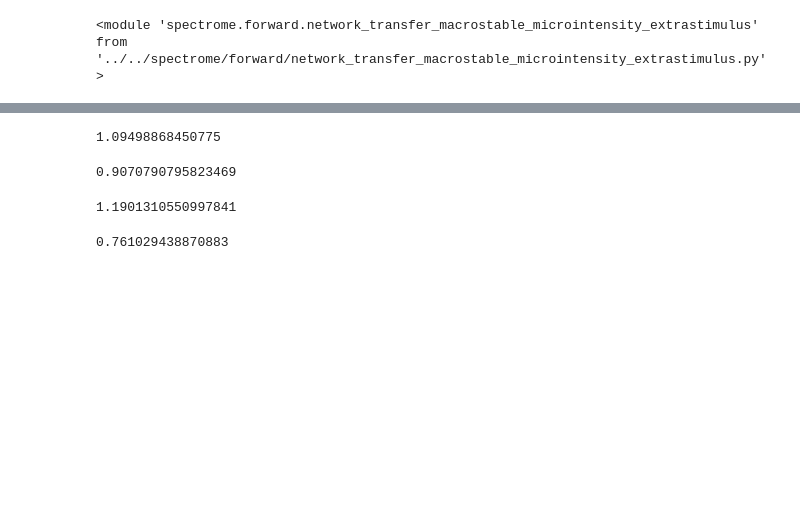
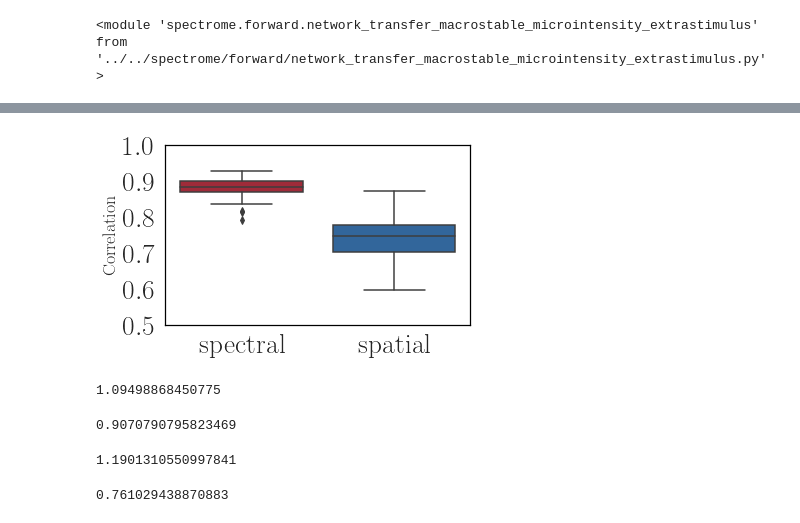
Before and after one commit to parulv1/sgm-alpha, a Jupyter notebook: spectrome/notebooks/alpha_paramvariation.ipynb, the cells around one changed output, grey strips where cells are left out. Saved outputs shown, nothing was run; the diff lists cells and outputs as text; code cells hidden in the pictures; blank space fills up the shorter version.

```diff
--- a/spectrome/notebooks/alpha_paramvariation.ipynb
+++ b/spectrome/notebooks/alpha_paramvariation.ipynb
@@ -239,3 +285,42 @@ plt.tight_layout()
+# %%
+sns.set_style({'font.family':'serif', 'font.serif':'Times New Roman'})
+sns.set_style("white")
+
+col_ad = "#b2182b"
+col_cont = "#2166ac"
+
+my_colors = ["#b2182b", "#2166ac",
+             "#b2182b", "#2166ac"]
+
+sns.set_palette( my_colors )
+
+sns.set(font_scale=1.5, rc={'text.usetex' : True})
+sns.set(font_scale=2.5, rc={'text.usetex' : True, 'figure.facecolor': 'white',
+                            'axes.facecolor': 'white', 'axes.edgecolor': 'black',
+                           'font.family':'serif', 'font.serif':'Times New Roman'})
+
+fig, ax = plt.subplots()
+
+plt.rcParams.update({
+    "xtick.labelsize": 15,
+    "ytick.labelsize": 15
+})
+
+
+df_correlations = pd.DataFrame({'spectral': w_chosen[:,8],
+                               'spatial': w_chosen[:,9]})
+
+
+ax = sns.boxplot(data=df_correlations, ax=ax, palette=my_colors)
+
+max_width = 8
+ax.set_ylabel('Correlation', fontsize=18)
+ax.set_ylim([0.5,1.0])
+ax.set_yticks([0.5,0.6,0.7,0.8,0.9,1.0])
+
+plt.tight_layout()
+# %% [output]
+[figure, added]
 # %%
 mica_micro_intensity = np.squeeze(loadmat('/data/rajlab1/shared_data/datasets/MICA/micro_intensity_mean.mat')['micro_intensity_mean'])
 # %%
```
Also changed, not shown: parts of 8 cells of this notebook, 1 other file.
